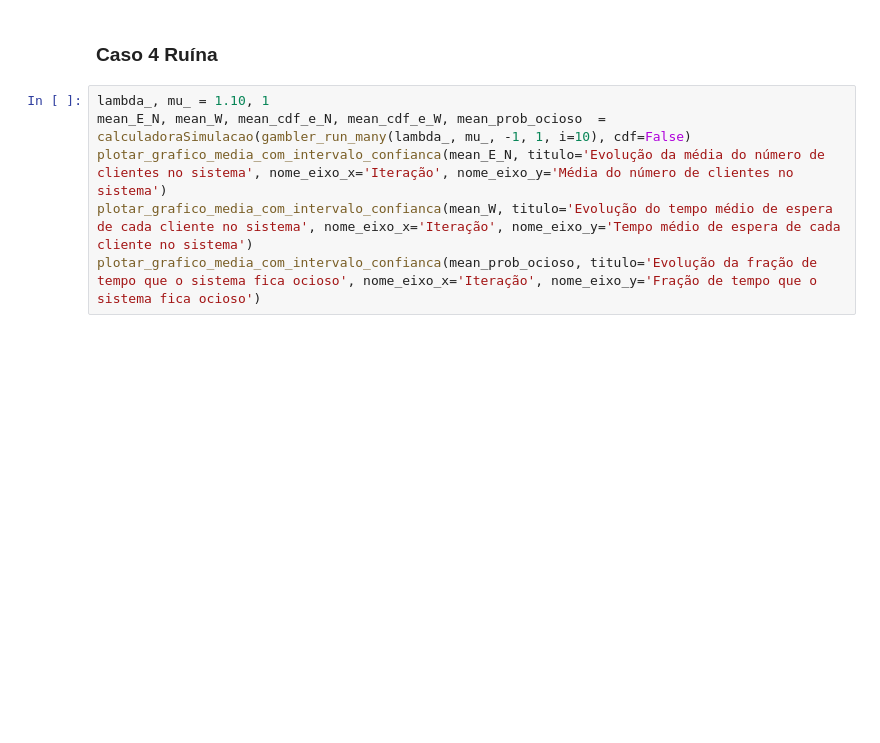
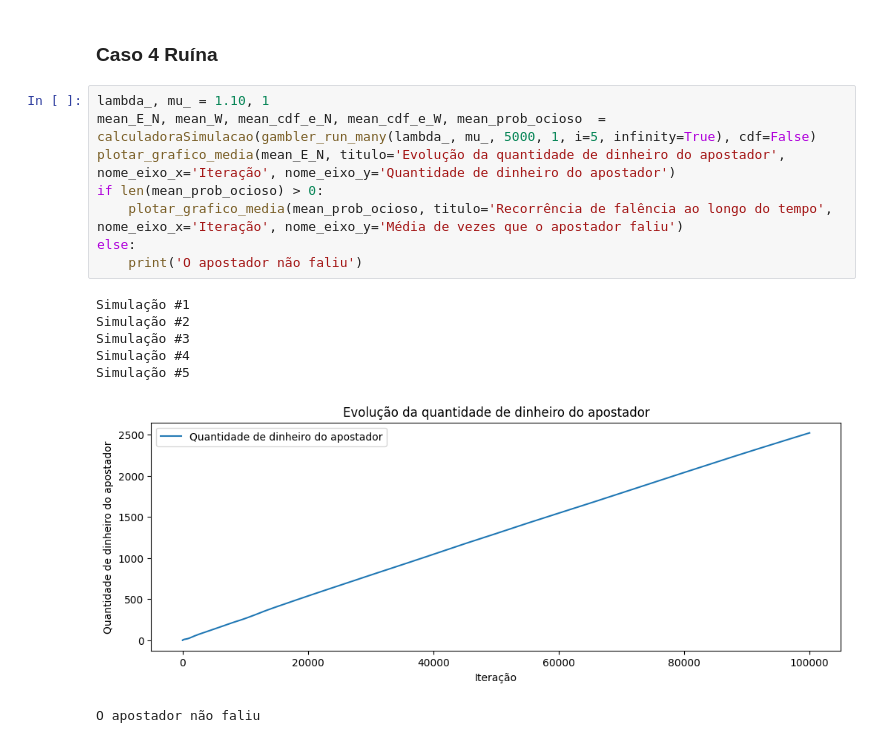
Before and after one commit to naccaratocarolina/AD-23.2, a Jupyter notebook: final.ipynb, the cells around one changed output. Drawn from its saved outputs; the diff is of its cells as text; blank space fills up the shorter version.

```diff
--- a/final.ipynb
+++ b/final.ipynb
@@ -456,8 +607,18 @@ plotar_grafico_media_com_intervalo_confianca(mean_prob_ocioso, titulo='Evoluçã
 # %% [markdown]
 ### Caso 4 Ruína
-# %%
-lambda_, mu_ = 1.10, 1
-mean_E_N, mean_W, mean_cdf_e_N, mean_cdf_e_W, mean_prob_ocioso  = calculadoraSimulacao(gambler_run_many(lambda_, mu_, -1, 1, i=10), cdf=False)
-plotar_grafico_media_com_intervalo_confianca(mean_E_N, titulo='Evolução da média do número de clientes no sistema', nome_eixo_x='Iteração', nome_eixo_y='Média do número de clientes no sistema')
-plotar_grafico_media_com_intervalo_confianca(mean_W, titulo='Evolução do tempo médio de espera de cada cliente no sistema', nome_eixo_x='Iteração', nome_eixo_y='Tempo médio de espera de cada cliente no sistema')
-plotar_grafico_media_com_intervalo_confianca(mean_prob_ocioso, titulo='Evolução da fração de tempo que o sistema fica ocioso', nome_eixo_x='Iteração', nome_eixo_y='Fração de tempo que o sistema fica ocioso')
+# %%
+lambda_, mu_ = 1.10, 1
+mean_E_N, mean_W, mean_cdf_e_N, mean_cdf_e_W, mean_prob_ocioso  = calculadoraSimulacao(gambler_run_many(lambda_, mu_, 5000, 1, i=5, infinity=True), cdf=False)
+plotar_grafico_media(mean_E_N, titulo='Evolução da quantidade de dinheiro do apostador', nome_eixo_x='Iteração', nome_eixo_y='Quantidade de dinheiro do apostador')
+if len(mean_prob_ocioso) > 0:
+    plotar_grafico_media(mean_prob_ocioso, titulo='Recorrência de falência ao longo do tempo', nome_eixo_x='Iteração', nome_eixo_y='Média de vezes que o apostador faliu')
+else:
+    print('O apostador não faliu')
+# %% [output]
+Simulação #1
+Simulação #2
+Simulação #3
+Simulação #4
+Simulação #5
+[figure, added]
+O apostador não faliu
```
Also changed, not shown: parts of 9 cells of this notebook.
